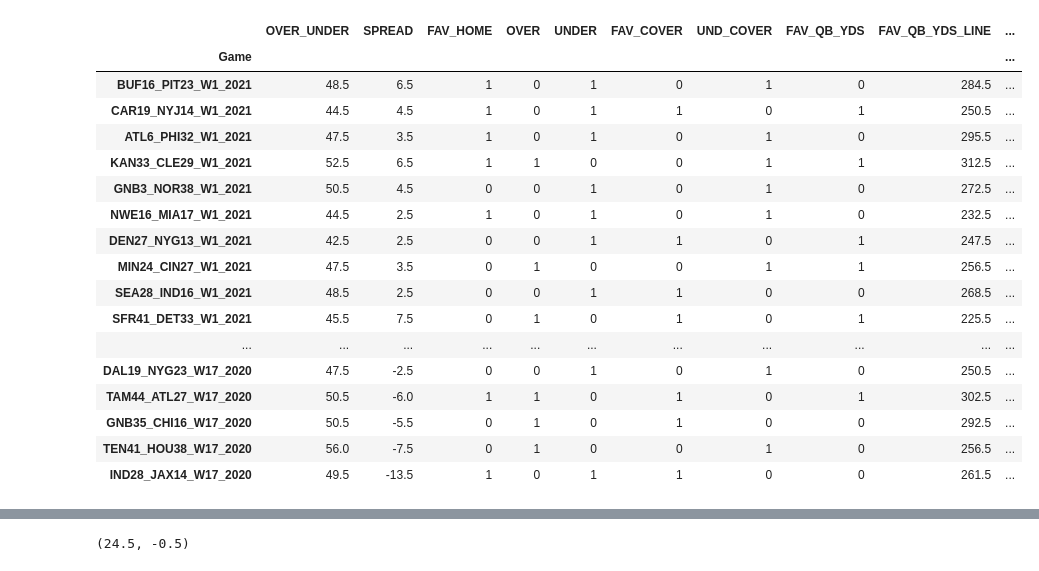
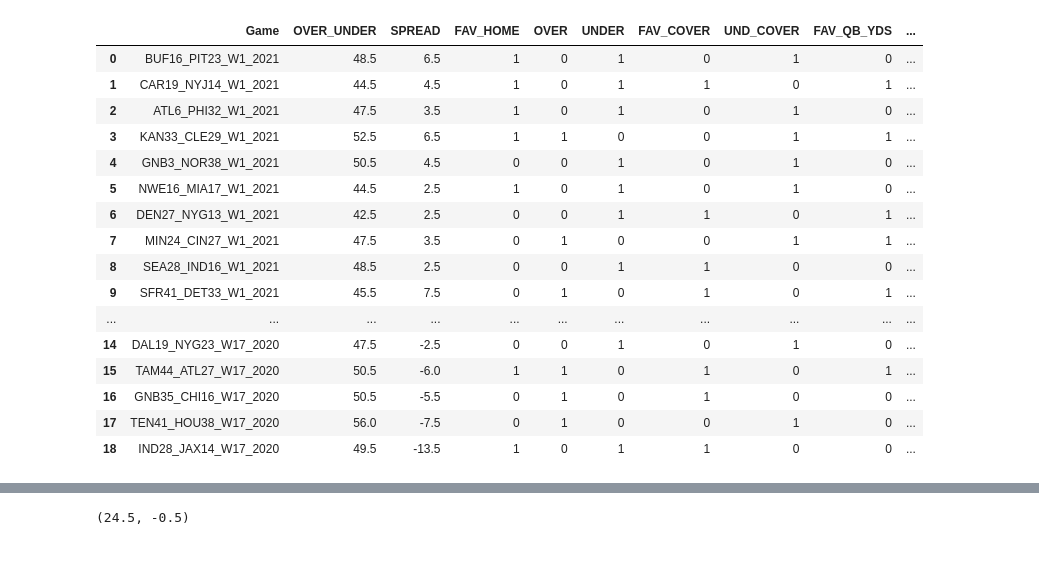
Before and after one commit to AndrewRucker/Fantasy-Football-and-Betting, a Jupyter notebook: Initial EDA.ipynb, the cells around one changed output, grey strips where cells are left out. Cells and saved outputs as stored; diff of their text form; code cells hidden in the pictures.

```diff
--- a/Initial EDA.ipynb
+++ b/Initial EDA.ipynb
@@ -16,29 +16,28 @@ pd.options.mode.chained_assignment = None
 # %%
 #Read in CSV to dataframe
 url = 'https://raw.githubusercontent.com/AndrewRucker/ParlayCorrelation/main/ParlayData.csv'
 
-df = pd.read_csv(url, index_col='Game')
+df = pd.read_csv(url)
 
 df
 # %% [output]
-|  | OVER_UNDER | SPREAD | FAV_HOME | OVER | UNDER | FAV_COVER | UND_COVER | FAV_QB_YDS | FAV_QB_YDS_LINE | ... |
-| Game |  |  |  |  |  |  |  |  |  | ... |
-| BUF16_PIT23_W1_2021 | 48.5 | 6.5 | 1 | 0 | 1 | 0 | 1 | 0 | 284.5 | ... |
-| CAR19_NYJ14_W1_2021 | 44.5 | 4.5 | 1 | 0 | 1 | 1 | 0 | 1 | 250.5 | ... |
-| ATL6_PHI32_W1_2021 | 47.5 | 3.5 | 1 | 0 | 1 | 0 | 1 | 0 | 295.5 | ... |
-| KAN33_CLE29_W1_2021 | 52.5 | 6.5 | 1 | 1 | 0 | 0 | 1 | 1 | 312.5 | ... |
-| GNB3_NOR38_W1_2021 | 50.5 | 4.5 | 0 | 0 | 1 | 0 | 1 | 0 | 272.5 | ... |
-| NWE16_MIA17_W1_2021 | 44.5 | 2.5 | 1 | 0 | 1 | 0 | 1 | 0 | 232.5 | ... |
-| DEN27_NYG13_W1_2021 | 42.5 | 2.5 | 0 | 0 | 1 | 1 | 0 | 1 | 247.5 | ... |
-| MIN24_CIN27_W1_2021 | 47.5 | 3.5 | 0 | 1 | 0 | 0 | 1 | 1 | 256.5 | ... |
-| SEA28_IND16_W1_2021 | 48.5 | 2.5 | 0 | 0 | 1 | 1 | 0 | 0 | 268.5 | ... |
-| SFR41_DET33_W1_2021 | 45.5 | 7.5 | 0 | 1 | 0 | 1 | 0 | 1 | 225.5 | ... |
+|  | Game | OVER_UNDER | SPREAD | FAV_HOME | OVER | UNDER | FAV_COVER | UND_COVER | FAV_QB_YDS | ... |
+| 0 | BUF16_PIT23_W1_2021 | 48.5 | 6.5 | 1 | 0 | 1 | 0 | 1 | 0 | ... |
+| 1 | CAR19_NYJ14_W1_2021 | 44.5 | 4.5 | 1 | 0 | 1 | 1 | 0 | 1 | ... |
+| 2 | ATL6_PHI32_W1_2021 | 47.5 | 3.5 | 1 | 0 | 1 | 0 | 1 | 0 | ... |
+| 3 | KAN33_CLE29_W1_2021 | 52.5 | 6.5 | 1 | 1 | 0 | 0 | 1 | 1 | ... |
+| 4 | GNB3_NOR38_W1_2021 | 50.5 | 4.5 | 0 | 0 | 1 | 0 | 1 | 0 | ... |
+| 5 | NWE16_MIA17_W1_2021 | 44.5 | 2.5 | 1 | 0 | 1 | 0 | 1 | 0 | ... |
+| 6 | DEN27_NYG13_W1_2021 | 42.5 | 2.5 | 0 | 0 | 1 | 1 | 0 | 1 | ... |
+| 7 | MIN24_CIN27_W1_2021 | 47.5 | 3.5 | 0 | 1 | 0 | 0 | 1 | 1 | ... |
+| 8 | SEA28_IND16_W1_2021 | 48.5 | 2.5 | 0 | 0 | 1 | 1 | 0 | 0 | ... |
+| 9 | SFR41_DET33_W1_2021 | 45.5 | 7.5 | 0 | 1 | 0 | 1 | 0 | 1 | ... |
 | ... | ... | ... | ... | ... | ... | ... | ... | ... | ... | ... |
-| DAL19_NYG23_W17_2020 | 47.5 | -2.5 | 0 | 0 | 1 | 0 | 1 | 0 | 250.5 | ... |
-| TAM44_ATL27_W17_2020 | 50.5 | -6.0 | 1 | 1 | 0 | 1 | 0 | 1 | 302.5 | ... |
-| GNB35_CHI16_W17_2020 | 50.5 | -5.5 | 0 | 1 | 0 | 1 | 0 | 0 | 292.5 | ... |
-| TEN41_HOU38_W17_2020 | 56.0 | -7.5 | 0 | 1 | 0 | 0 | 1 | 0 | 256.5 | ... |
-| IND28_JAX14_W17_2020 | 49.5 | -13.5 | 1 | 0 | 1 | 1 | 0 | 0 | 261.5 | ... |
+| 14 | DAL19_NYG23_W17_2020 | 47.5 | -2.5 | 0 | 0 | 1 | 0 | 1 | 0 | ... |
+| 15 | TAM44_ATL27_W17_2020 | 50.5 | -6.0 | 1 | 1 | 0 | 1 | 0 | 1 | ... |
+| 16 | GNB35_CHI16_W17_2020 | 50.5 | -5.5 | 0 | 1 | 0 | 1 | 0 | 0 | ... |
+| 17 | TEN41_HOU38_W17_2020 | 56.0 | -7.5 | 0 | 1 | 0 | 0 | 1 | 0 | ... |
+| 18 | IND28_JAX14_W17_2020 | 49.5 | -13.5 | 1 | 0 | 1 | 1 | 0 | 0 | ... |
 # %%
 df.columns
 # %% [output]
```
Also changed, not shown: parts of 14 cells of this notebook.
